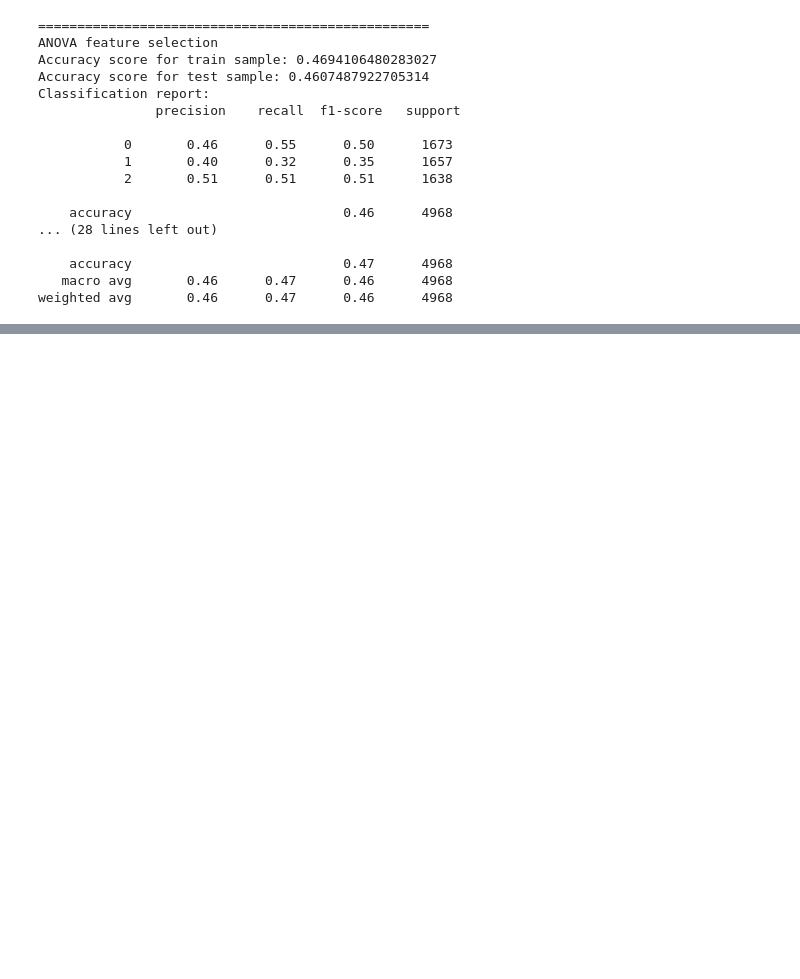
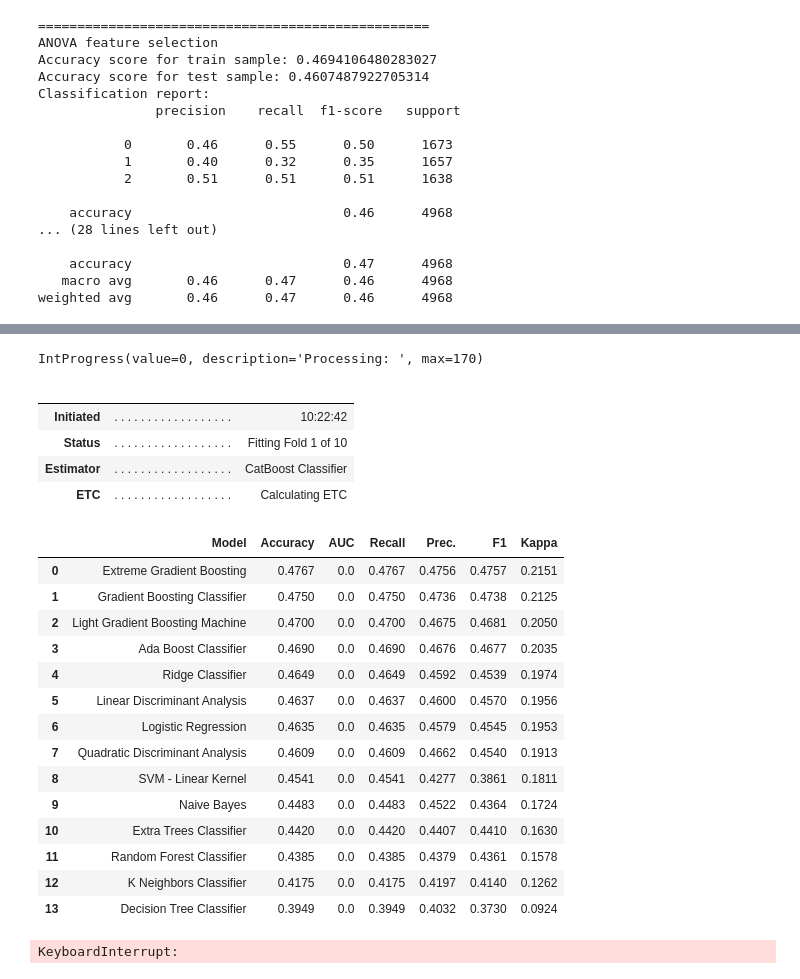
Before and after one commit to LudivineLacour/predict-medical-desert, a Jupyter notebook: code/classification_supervised_learning.ipynb, the cells around one changed output, grey strips where cells are left out. Saved outputs shown, nothing was run; the diff lists cells and outputs as text; code cells hidden in the pictures; blank space fills up the shorter version.

```diff
--- a/code/classification_supervised_learning.ipynb
+++ b/code/classification_supervised_learning.ipynb
@@ -499,0 +737,27 @@ Global conclusion:
+# %%
+# comparing all models with reduced features
+compare_models()
+# %% [output]
+IntProgress(value=0, description='Processing: ', max=170)
+|  |  |  |
+|  |  |  |
+| Initiated | . . . . . . . . . . . . . . . . . . | 10:22:42 |
+| Status | . . . . . . . . . . . . . . . . . . | Fitting Fold 1 of 10 |
+| Estimator | . . . . . . . . . . . . . . . . . . | CatBoost Classifier |
+| ETC | . . . . . . . . . . . . . . . . . . | Calculating ETC |
+|  | Model | Accuracy | AUC | Recall | Prec. | F1 | Kappa |
+| 0 | Extreme Gradient Boosting | 0.4767 | 0.0 | 0.4767 | 0.4756 | 0.4757 | 0.2151 |
+| 1 | Gradient Boosting Classifier | 0.4750 | 0.0 | 0.4750 | 0.4736 | 0.4738 | 0.2125 |
+| 2 | Light Gradient Boosting Machine | 0.4700 | 0.0 | 0.4700 | 0.4675 | 0.4681 | 0.2050 |
+| 3 | Ada Boost Classifier | 0.4690 | 0.0 | 0.4690 | 0.4676 | 0.4677 | 0.2035 |
+| 4 | Ridge Classifier | 0.4649 | 0.0 | 0.4649 | 0.4592 | 0.4539 | 0.1974 |
+| 5 | Linear Discriminant Analysis | 0.4637 | 0.0 | 0.4637 | 0.4600 | 0.4570 | 0.1956 |
+| 6 | Logistic Regression | 0.4635 | 0.0 | 0.4635 | 0.4579 | 0.4545 | 0.1953 |
+| 7 | Quadratic Discriminant Analysis | 0.4609 | 0.0 | 0.4609 | 0.4662 | 0.4540 | 0.1913 |
+| 8 | SVM - Linear Kernel | 0.4541 | 0.0 | 0.4541 | 0.4277 | 0.3861 | 0.1811 |
+| 9 | Naive Bayes | 0.4483 | 0.0 | 0.4483 | 0.4522 | 0.4364 | 0.1724 |
+| 10 | Extra Trees Classifier | 0.4420 | 0.0 | 0.4420 | 0.4407 | 0.4410 | 0.1630 |
+| 11 | Random Forest Classifier | 0.4385 | 0.0 | 0.4385 | 0.4379 | 0.4361 | 0.1578 |
+| 12 | K Neighbors Classifier | 0.4175 | 0.0 | 0.4175 | 0.4197 | 0.4140 | 0.1262 |
+| 13 | Decision Tree Classifier | 0.3949 | 0.0 | 0.3949 | 0.4032 | 0.3730 | 0.0924 |
+KeyboardInterrupt:
```
Also changed, not shown: parts of 19 cells of this notebook, 1 other file.
